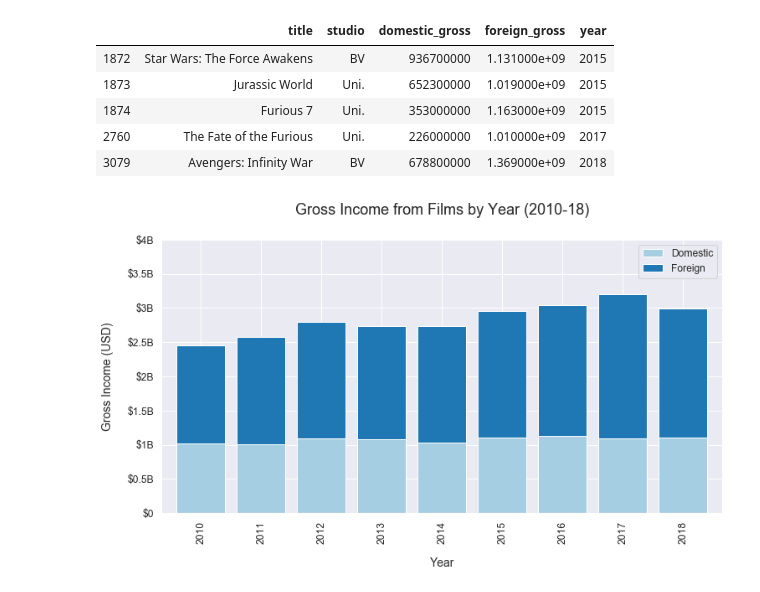
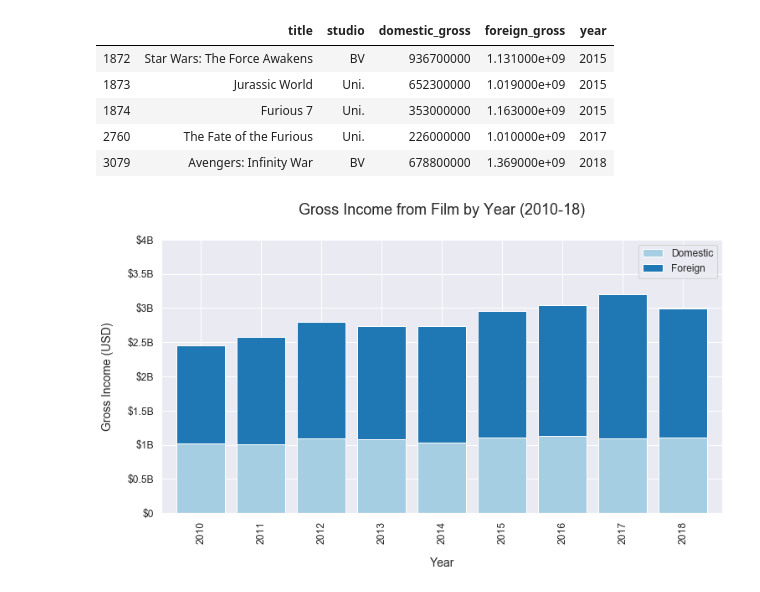
Before and after one commit to toopster/dsc-mod-1-project-v2-1-online-ds-sp-000, a Jupyter notebook: discovery-eda.ipynb, the cells around one changed output. Cells and saved outputs as stored; diff of their text form; code cells hidden in the pictures.

```diff
--- a/discovery-eda.ipynb
+++ b/discovery-eda.ipynb
@@ -143,21 +144,21 @@ corrected_df
 
 df_bom = df_bom.sort_values('year').drop_duplicates(subset=['title', 'studio'])
 # %%
-# Creating our first plot looking at Gross Income from Films year-on-year
+# Creating our first plot looking at Gross Income from Film year-on-year
 sns.set(font_scale=1.1)
 sns.set_palette(sns.color_palette("Paired"))
 
 existing_yvalues = [0,0.5e10,1e10,1.5e10,2e10,2.5e10,3e10,3.5e10,4e10]
 readable_yvalues = ['$0','$0.5B','$1B','$1.5B','$2B','$2.5B','$3B','$3.5B','$4B']
 chart_data = df_bom[['year','domestic_gross','foreign_gross']].set_index('year').groupby('year').sum()
 chart_data.plot(kind='bar', stacked=True, figsize=(12,6), width=0.8)
 plt.ylim(0,4e10)
 plt.yticks(existing_yvalues, readable_yvalues)
-plt.title("Gross Income from Films by Year (2010-18)", fontsize=18, pad=30)
+plt.title("Gross Income from Film by Year (2010-18)", fontsize=18, pad=30)
 plt.xlabel("Year", fontsize=14, labelpad=16)
 plt.ylabel("Gross Income (USD)", fontsize=14, labelpad=16)
 plt.legend(['Domestic','Foreign'])
 
 plt.show()
 # %% [output]
-[figure, old version]
+[figure, new version]
```
Also changed, not shown: parts of 21 cells of this notebook, 1 other file.
